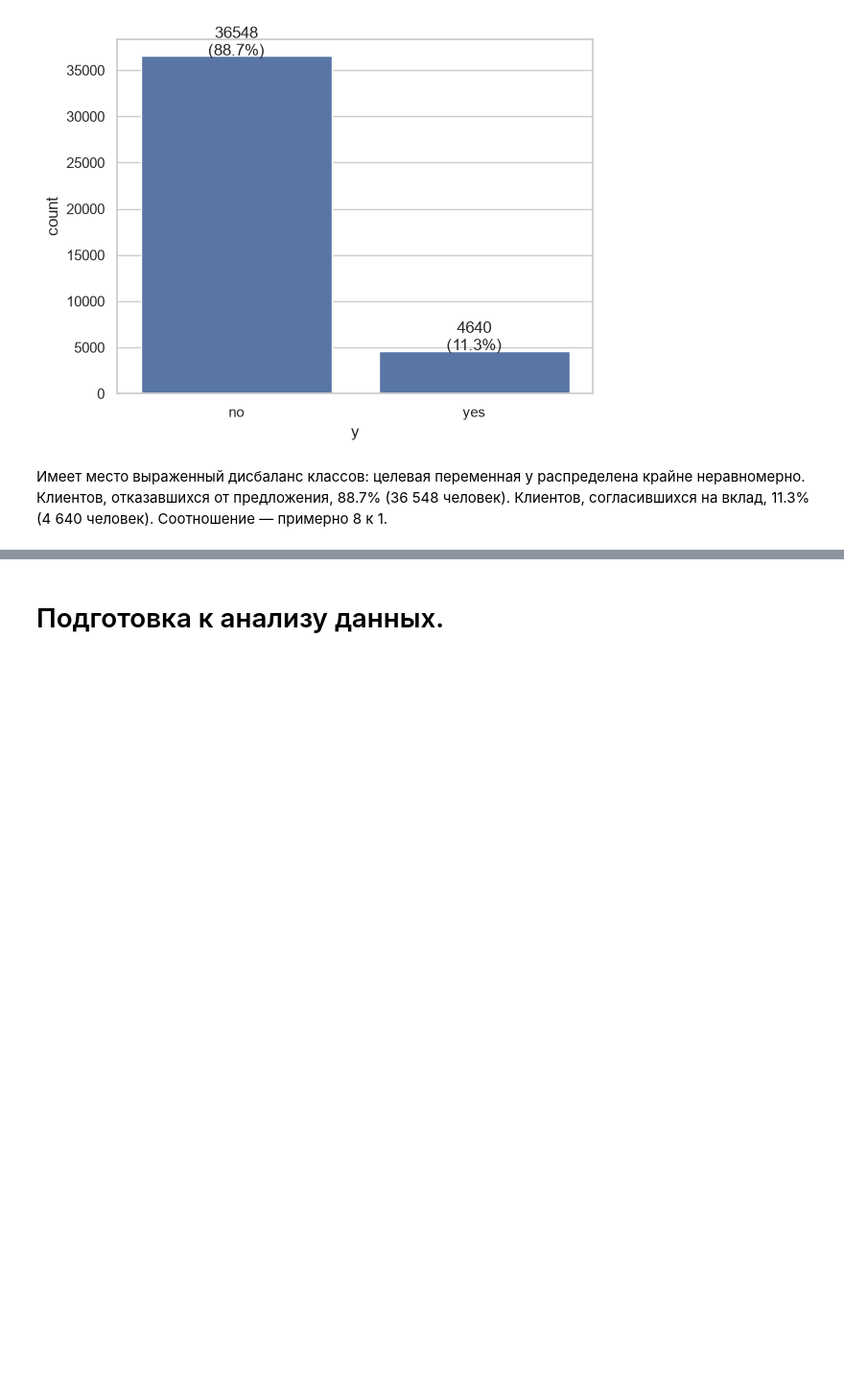
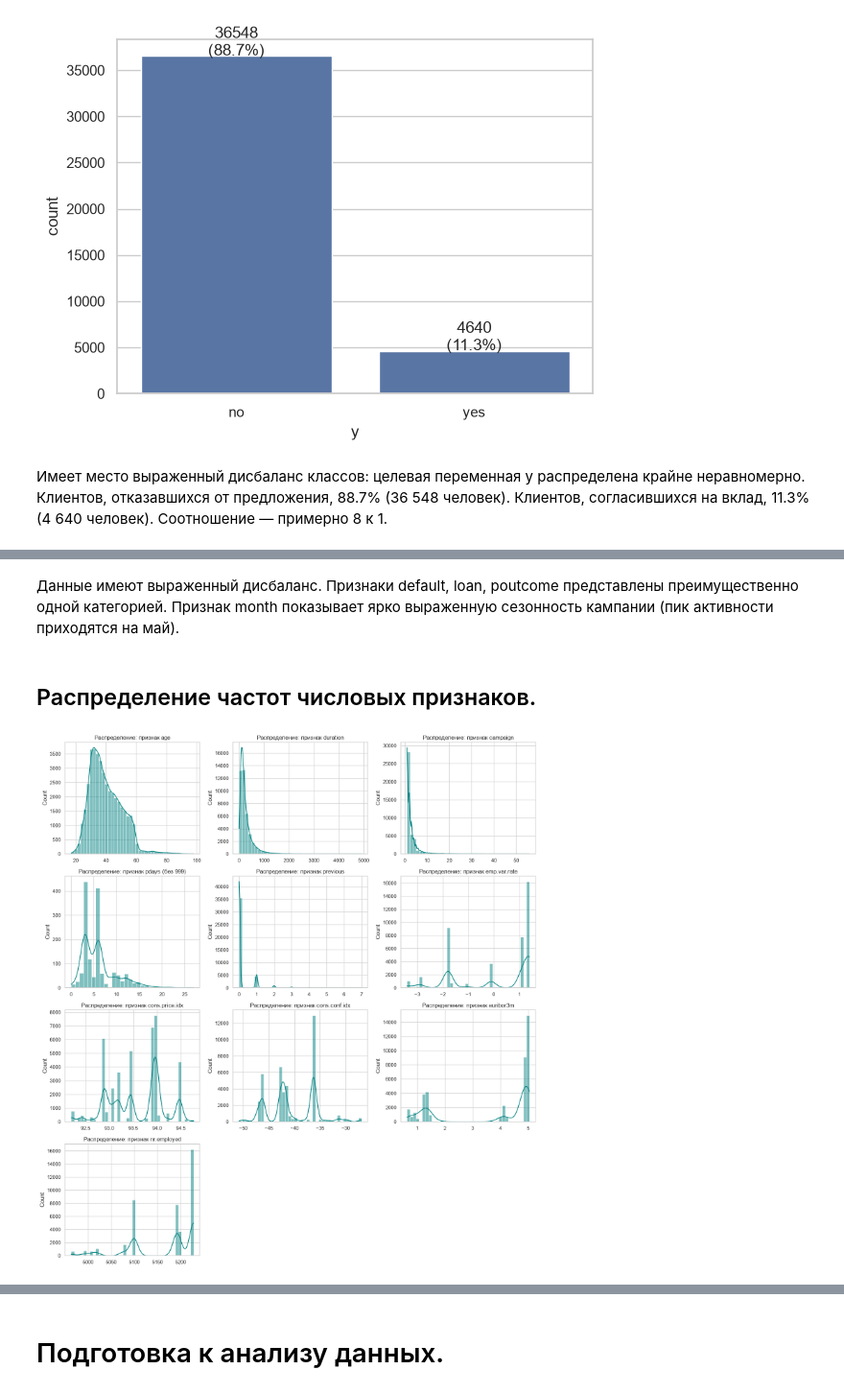
Before and after one commit to KgAmerlion/project_practice_team_1, a Jupyter notebook: Notebook_Bank_Marketing_analitika (2).ipynb, the cells around one changed output, grey strips where cells are left out. Shown at 96% size. Cells and saved outputs as stored; diff of their text form; code cells hidden in the pictures; blank space fills up the shorter version.

```diff
--- a/Notebook_Bank_Marketing_analitika (2).ipynb
+++ b/Notebook_Bank_Marketing_analitika (2).ipynb
@@ -154,0 +192,31 @@ plt.show()
+# %% [markdown]
+ Данные имеют выраженный дисбаланс. Признаки default, loan, poutcome представлены преимущественно одной категорией. Признак month показывает ярко выраженную сезонность кампании (пик активности приходятся на май).
+# %% [markdown]
+## Распределение частот числовых признаков.
+# %%
+num_features = df.select_dtypes(include=['int64', 'float64', 'Int64']).columns.drop(['is_yes'], errors='ignore')
+
+n_cols = 3
+n_rows = math.ceil(len(num_features) / n_cols)
+
+fig, axes = plt.subplots(n_rows, n_cols, figsize=(15, 4 * n_rows))
+axes = axes.flatten()
+
+for i, col in enumerate(num_features):
+    if col == 'pdays':
+        plot_data = df[df['pdays'] != 999]
+        sns.histplot(data=plot_data, x=col, kde=True, ax=axes[i], bins=30, color='teal')
+        axes[i].set_title(f'Распределение: признак {col} (без 999)')
+    else:
+        sns.histplot(data=df, x=col, kde=True, ax=axes[i], bins=40, color='teal')
+        axes[i].set_title(f'Распределение: признак {col}')
+
+    axes[i].set_xlabel('')
+
+for j in range(i + 1, len(axes)):
+    fig.delaxes(axes[j])
+
+plt.tight_layout()
+plt.show()
+# %% [output]
+[figure, added]
```
Also changed, not shown: parts of 13 cells of this notebook.
